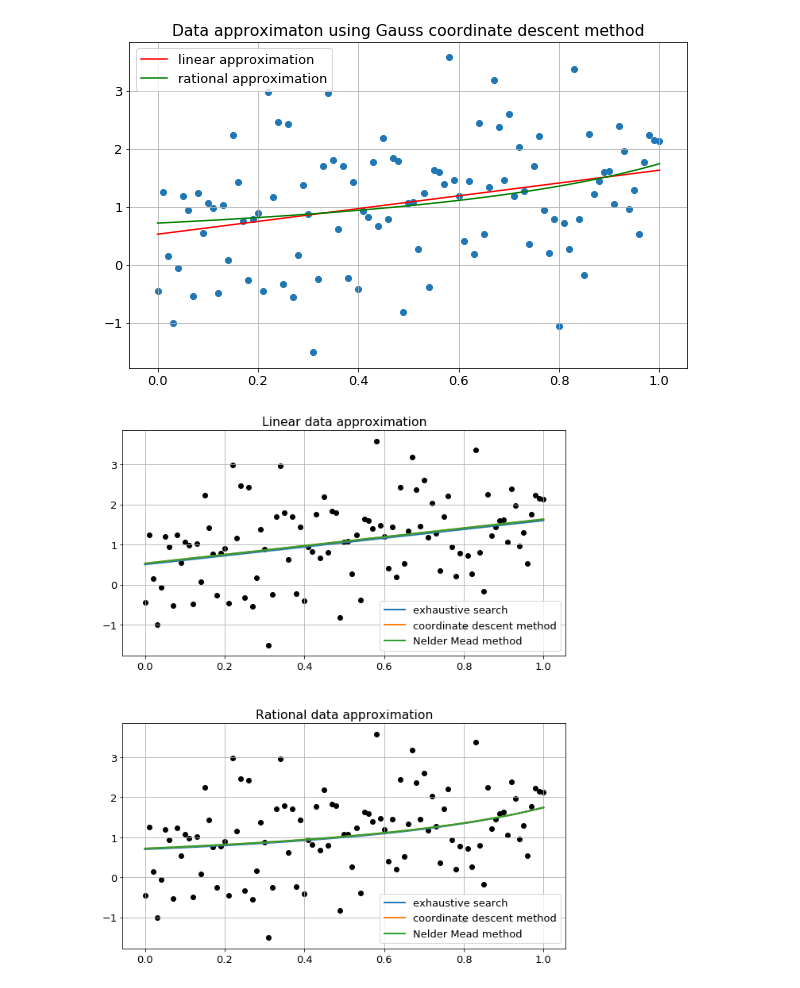
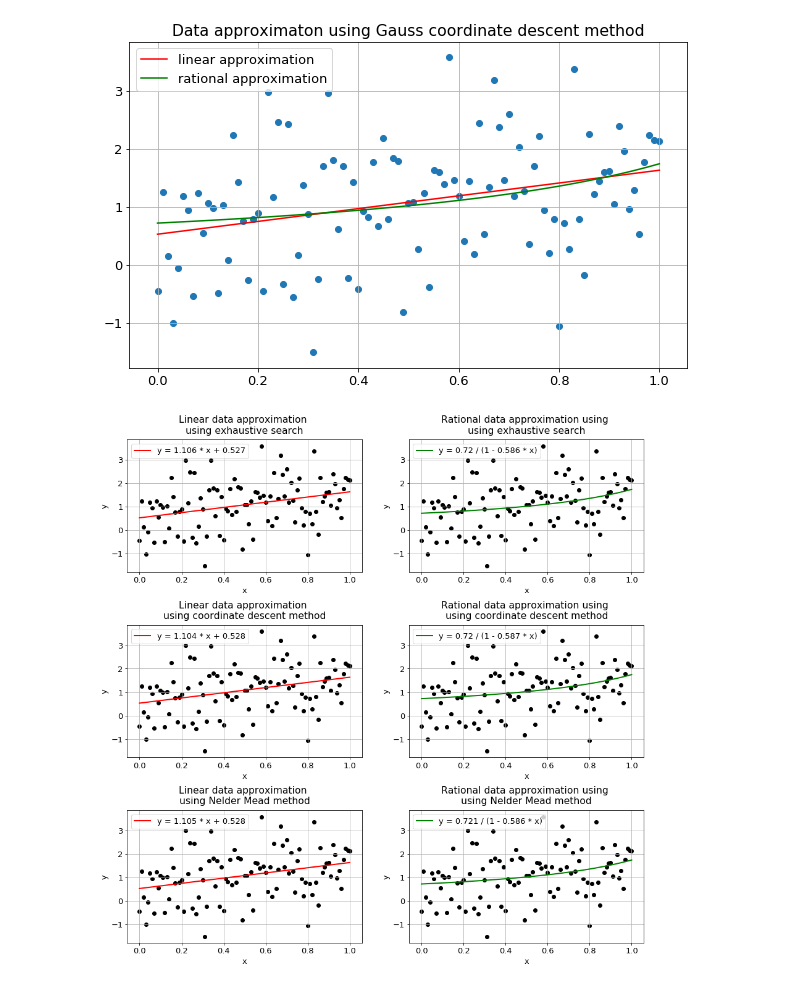
Before and after one commit to belpablo/Algorithms-21, a Jupyter notebook: Lab_2_redo.ipynb, the cells around one changed output. Saved outputs shown, nothing was run; the diff lists cells and outputs as text; code cells hidden in the pictures.

```diff
--- a/Lab_2_redo.ipynb
+++ b/Lab_2_redo.ipynb
@@ -384,7 +384,7 @@ def Nelder_Mead_mult(func, x_arr, y_arr, initial_aprox = [0, 0], eps = 1e-3, dis
 algos_dict = {'exhaustive search': exhaustive_search_mult, 'coordinate descent method': coordinate_descent_mult, \
                    'Nelder Mead method': Nelder_Mead_mult}
 
-algos_names = algos_names_dict.keys()
+algos_names = algos_dict.keys()
 sol_dict = {name: {} for name in algos_names}
 
 for alg_name in algos_names:
@@ -392,8 +392,8 @@ for alg_name in algos_names:
 
 for alg_name in algos_names:
 
-    sol_dict[alg_name]['linear'] = algos_dict[alg_name](least_squares_linear, x_arr, y_arr)
-    sol_dict[alg_name]['rational'] = algos_dict[alg_name](least_squares_rational, x_arr, y_arr)
+    sol_dict[alg_name]['linear'] = algos_dict[alg_name](least_squares_linear, x_arr, y_arr, eps = 1e-3)
+    sol_dict[alg_name]['rational'] = algos_dict[alg_name](least_squares_rational, x_arr, y_arr, eps = 1e-3)
 
 df = pd.DataFrame(sol_dict)
 print(df)
@@ -431,30 +431,36 @@ plt.show()
 # %%
 # Vizualization - as it should be
 
-fig = plt.figure(figsize = (10, 12))
-plt.subplots_adjust(wspace = 0.3, hspace = 0.3)
+fig = plt.figure(figsize = (15, 15))
+plt.subplots_adjust(wspace = 0.2, hspace = 0.4)
+
+for i in range (3):
+
+    plt.subplot(3, 2, 2 * i + 1)
+    plt.scatter(x_arr, y_arr, c = 'k')
+    plt.plot(x_arr, df[df.columns[i]]['linear']['a'] * x_arr + df[df.columns[i]]['linear']['b'], \
+             c = 'r', linewidth = 2)
+
+    plt.title('Linear data approximation \n' + 'using ' + df.columns[i], pad = 10)
+    plt.legend(['y = {0} * x + {1}'.format(df[df.columns[i]]['linear']['a'], df[df.columns[i]]['linear']['b'])], \
+               loc = 'upper left')
+    plt.xlabel('x')
+    plt.ylabel('y')
+    plt.grid()
 
 
-plt.subplot(2, 1, 1)
-plt.scatter(x_arr, y_arr, c = 'k')
-for alg_name in df.columns:
-    plt.plot(x_arr, df[alg_name]['linear']['a'] * x_arr + df[alg_name]['linear']['b'], linewidth = 2)
+    plt.subplot(3, 2, 2 * i + 2)
+    plt.scatter(x_arr, y_arr, c = 'k')
+    plt.plot(x_arr, df[df.columns[i]]['rational']['a'] / (1 + x_arr * df[df.columns[i]]['rational']['b']), \
+             c = 'g', linewidth = 2)
 
-plt.title('Linear data approximation')
-plt.legend(df.columns, loc = 'best')
-plt.grid()
-
-
-plt.subplot(2, 1, 2)
-plt.scatter(x_arr, y_arr, c = 'k')
-for alg_name in df.columns:
-    plt.plot(x_arr, df[alg_name]['rational']['a'] / (1 + x_arr * df[alg_name]['rational']['b']), linewidth = 2)
-
-plt.title('Rational data approximation')
-plt.legend(df.columns, loc = 'best')
-plt.grid()
-
+    plt.title('Rational data approximation using \n' + 'using ' + df.columns[i], pad = 10)
+    plt.legend(['y = {0} / (1 - {1} * x)'.format(df[df.columns[i]]['rational']['a'], abs(df[df.columns[i]]['rational']['b']))], \
+               loc = 'upper left')
+    plt.xlabel('x')
+    plt.ylabel('y')
+    plt.grid()
 
 plt.show()
 # %% [output]
-[figure, old version]
+[figure, new version]
```
Also changed, not shown: parts of 7 cells of this notebook.
